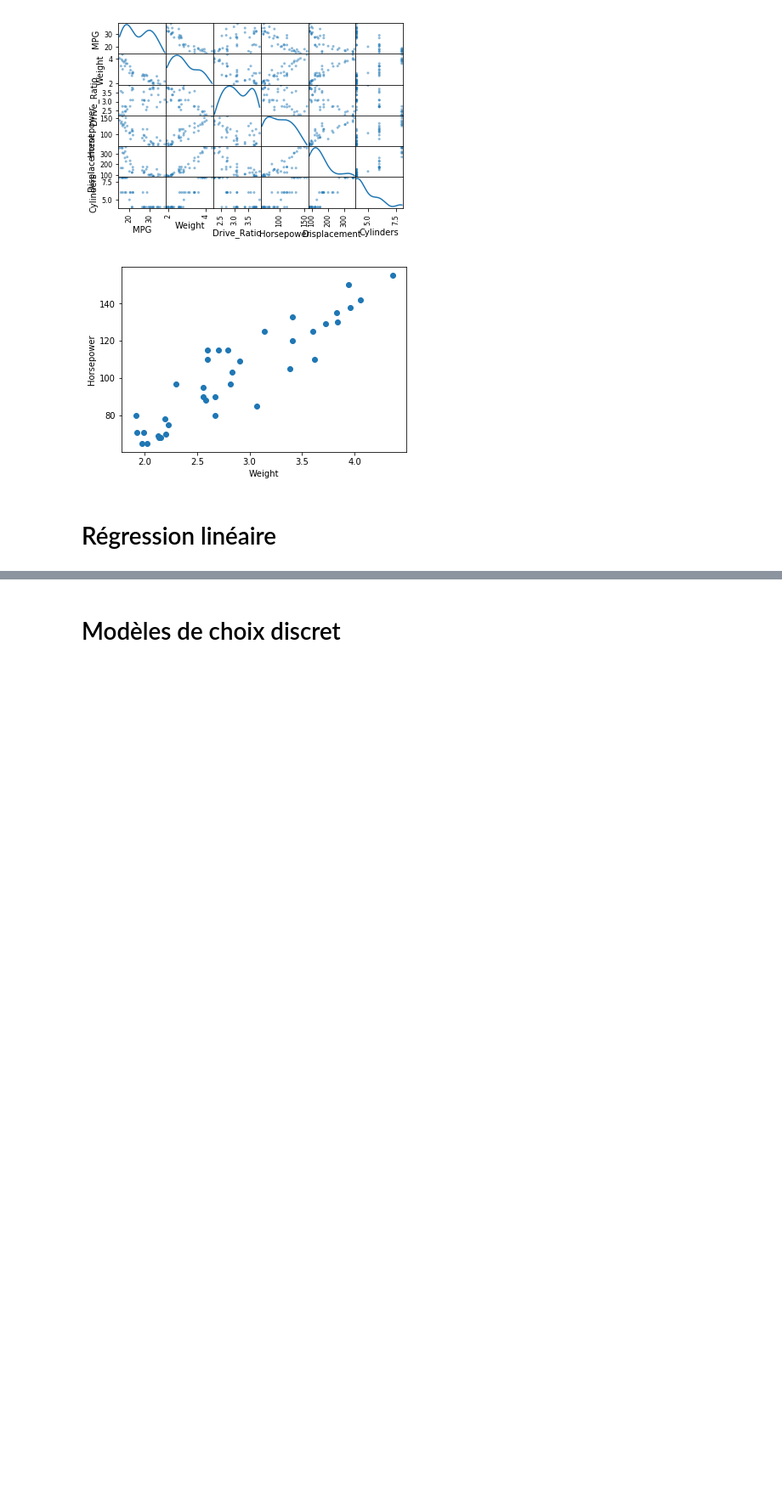
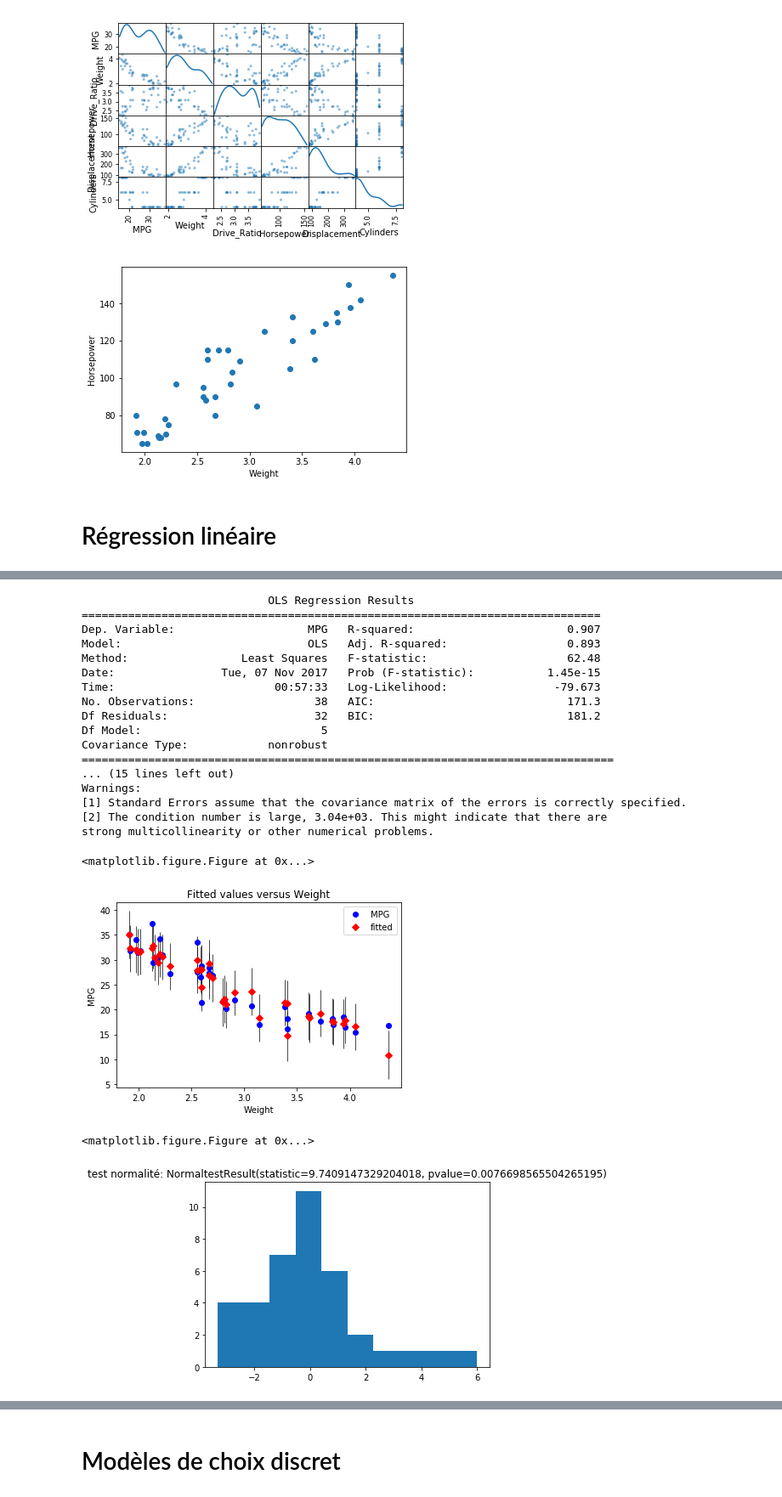
Before and after one commit to nsaunier/CIV8760, a Jupyter notebook: 04-modeles-statistiques.ipynb, the cells around one changed output, grey strips where cells are left out. Shown: that part at 85% size. Saved outputs shown, nothing was run; the diff lists cells and outputs as text; code cells hidden in the pictures; blank space fills up the shorter version.

```diff
--- a/04-modeles-statistiques.ipynb
+++ b/04-modeles-statistiques.ipynb
@@ -236,0 +215,9 @@ Résultats de l'ANNOVA 3.40637005365 0.0140295495064
+# %%
+# exemple de création des variables binaires correspondantes
+for c in data.Country.unique():
+    data[c] = (data['Country'] == c)
+data['US']=data['U.S.']
+
+model = smf.ols('MPG ~ Germany + Italy + Japan + Sweden + US', data = data)
+results = model.fit()
+print(results.summary())
@@ -236,0 +242,39 @@ Résultats de l'ANNOVA 3.40637005365 0.0140295495064
+# %%
+model = smf.ols('MPG ~ Weight + Drive_Ratio + Horsepower + Displacement + Cylinders', data = data) # data = data[1:]
+#C(Cylinders)
+results = model.fit()
+print(results.summary())
+plt.figure()
+smg.regressionplots.plot_fit(results,1)
+plt.figure()
+#smg.regressionplots.plot_regress_exog(results, 'Horsepower')
+plt.figure()
+plt.hist(results.resid)
+plt.title('test normalité: {}'.format(stats.normaltest(results.resid)))#, stats.jarque_bera(results.resid)
+plt.figure()
+plt.scatter(results.fittedvalues, results.resid)
+plt.xlabel('Valeurs prédites')
+plt.ylabel('Résidus')
+plt.grid()
+# %% [output]
+                            OLS Regression Results
+==============================================================================
+Dep. Variable:                    MPG   R-squared:                       0.907
+Model:                            OLS   Adj. R-squared:                  0.893
+Method:                 Least Squares   F-statistic:                     62.48
+Date:                Tue, 07 Nov 2017   Prob (F-statistic):           1.45e-15
+Time:                        00:57:33   Log-Likelihood:                -79.673
+No. Observations:                  38   AIC:                             171.3
+Df Residuals:                      32   BIC:                             181.2
+Df Model:                           5
+Covariance Type:            nonrobust
+================================================================================
+... (15 lines left out)
+Warnings:
+[1] Standard Errors assume that the covariance matrix of the errors is correctly specified.
+[2] The condition number is large, 3.04e+03. This might indicate that there are
+strong multicollinearity or other numerical problems.
+<matplotlib.figure.Figure at 0x...>
+[figure, added]
+<matplotlib.figure.Figure at 0x...>
+[figure, added]
```
Also changed, not shown: parts of 11 cells of this notebook, 2 other files.
